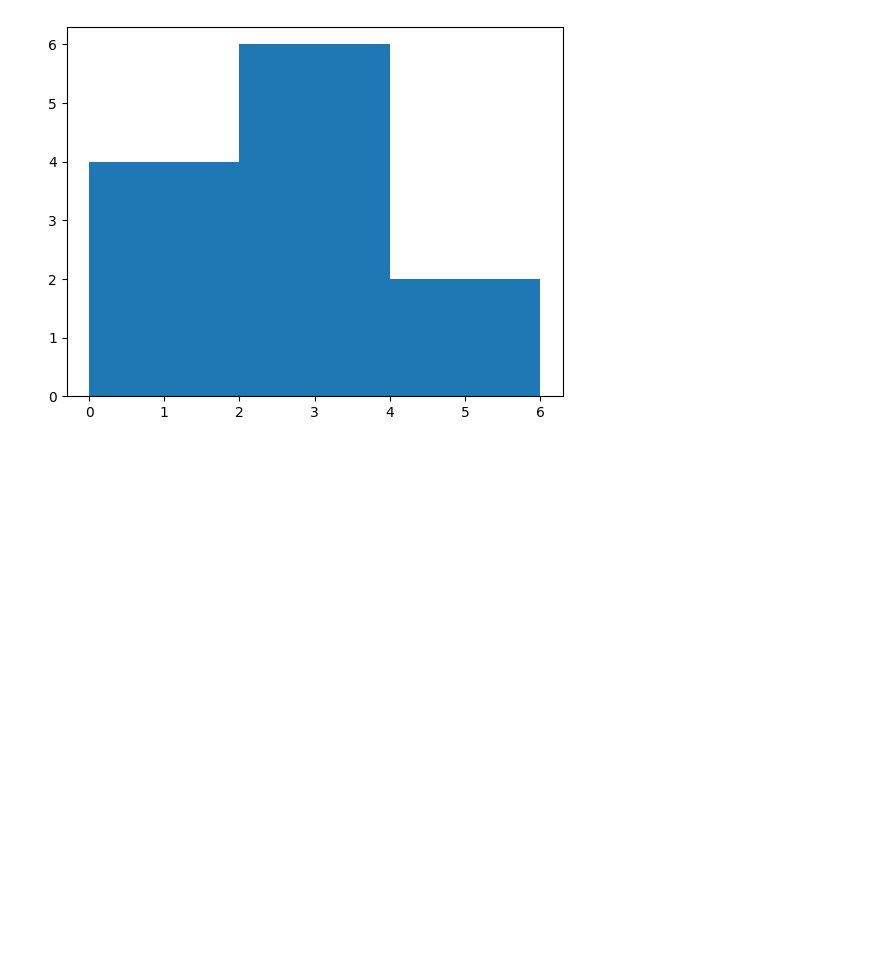
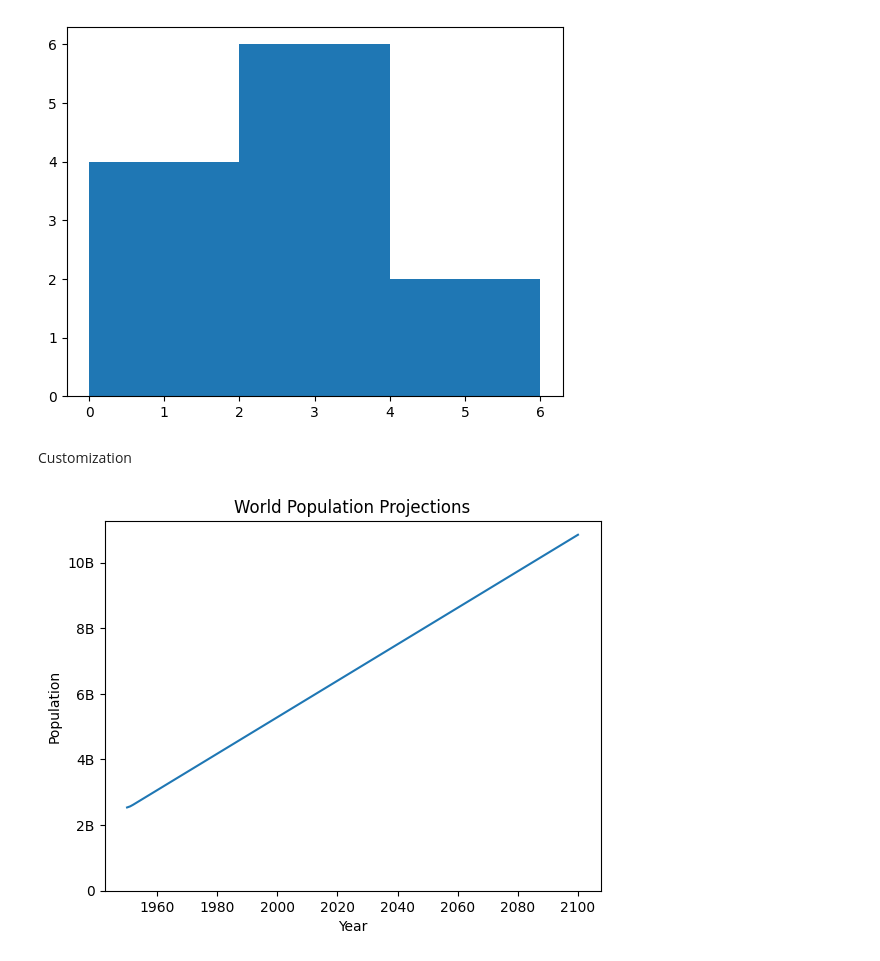
Before and after one commit to meitantei69/matplotlib-datacamp, a Jupyter notebook: code.ipynb, the cells around one changed output. Cells and saved outputs as stored; diff of their text form; code cells hidden in the pictures; blank space fills up the shorter version.

```diff
--- a/code.ipynb
+++ b/code.ipynb
@@ -47,3 +47,20 @@ plt.hist(values, bins=3)
 plt.show()
 # %% [output]
 [figure]
+# %% [markdown]
+Customization
+# %%
+import matplotlib.pyplot as plt
+year = [1950, 1951, 1952, 2100]
+pop = [2.538, 2.57, 2.62, 10.85]
+# %%
+plt.plot(year, pop)
+plt.xlabel('Year')
+plt.ylabel('Population')
+plt.title('World Population Projections')
+plt.yticks([0, 2, 4, 6, 8, 10],
+           ['0', '2B', '4B', '6B', '8B', '10B'])
+
+plt.show()
+# %% [output]
+[figure, added]
```
